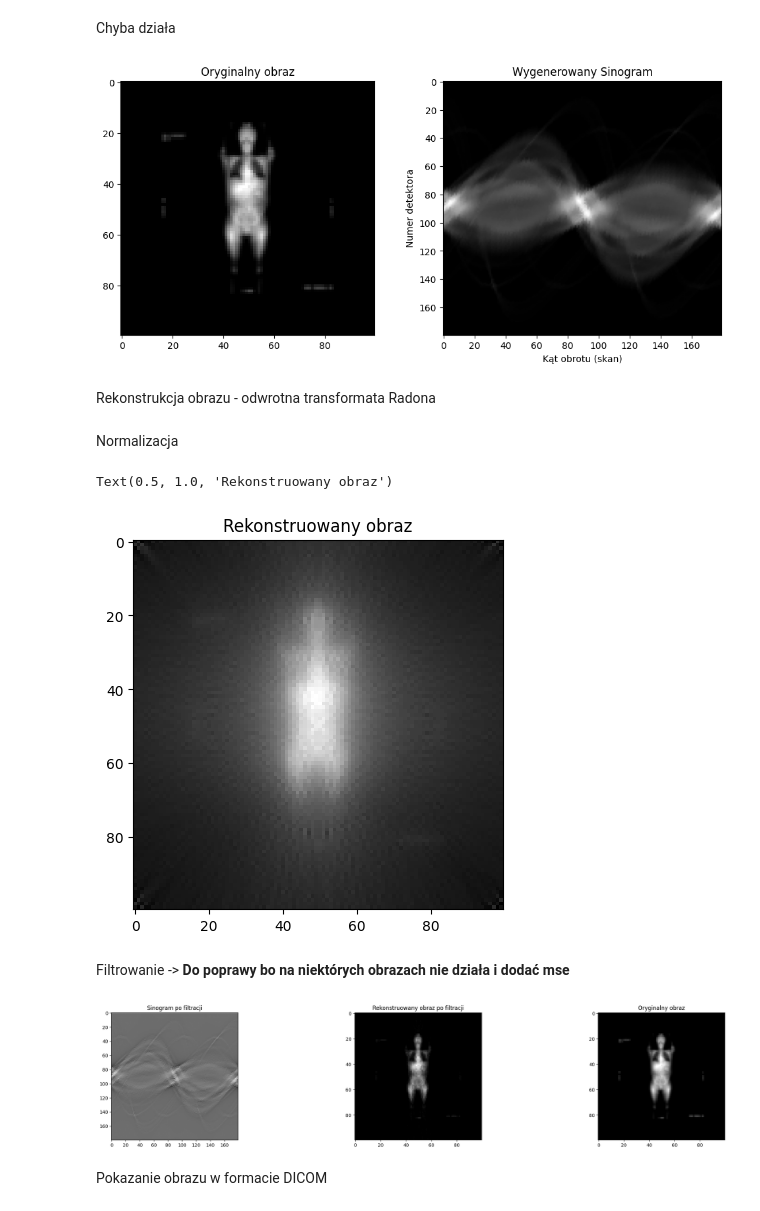
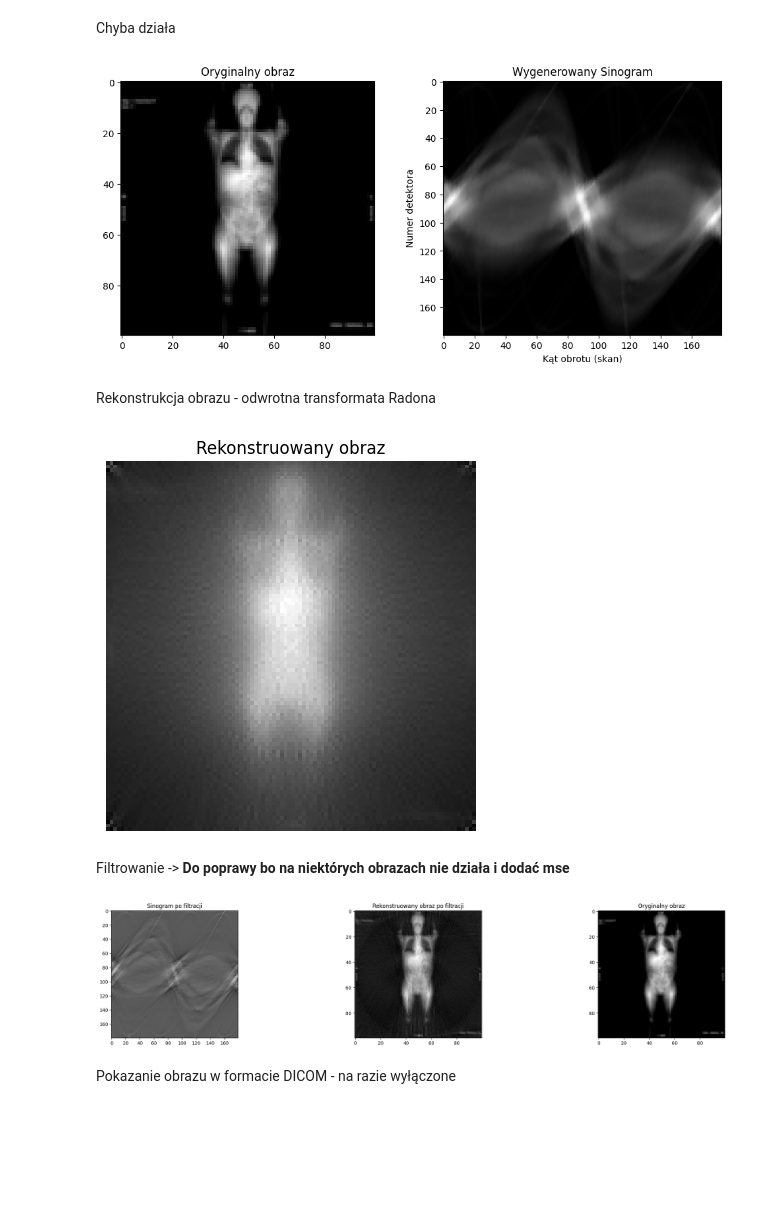
Before and after one commit to KrzysztofZaporowski/Informatyka-w-medycynie, a Jupyter notebook: tomograf/main.ipynb, the cells around one changed output. Cells and saved outputs as stored; diff of their text form; code cells hidden in the pictures; blank space fills up the shorter version.

Commit message:
add loop to test every image from tomograf-obrazy folder

```diff
--- a/tomograf/main.ipynb
+++ b/tomograf/main.ipynb
@@ -96,77 +70,34 @@ fig, (ax1, ax2) = plt.subplots(1, 2, figsize=(12, 5))
 ax1.imshow(image, cmap='gray')
 ax1.set_title("Oryginalny obraz")
 
-ax2.imshow(sinogram, cmap='gray', aspect='auto')
+ax2.imshow(sinogram_1, cmap='gray', aspect='auto')
 ax2.set_title("Wygenerowany Sinogram")
 ax2.set_xlabel("Kąt obrotu (skan)")
 ax2.set_ylabel("Numer detektora")
 
 plt.show()
 # %% [output]
-[figure, old version]
+[figure, new version]
 # %% [markdown]
 Rekonstrukcja obrazu - odwrotna transformata Radona
 # %%
-rekonstruowany_obraz = np.zeros((wymiar_x, wymiar_y))
-
-for skan in range(liczba_skanow):
-    aktualny_kat = skan * delta_alfa
-
-    emiter, detektory = utils.wyznacz_pozycje_czujnikow(aktualny_kat, liczba_detektorow, rozpietosc, promien, srodek_x, srodek_y)
-
-    for i, detektor in enumerate(detektory):
-        x0, y0 = int(emiter[0]), int(emiter[1])
-        x1, y1 = int(detektor[0]), int(detektor[1])
-
-        linia_pikseli = utils.bresenham(x0, y0, x1, y1)
-
-        for piksel in linia_pikseli:
-            x, y = piksel
-            if 0 <= x < wymiar_x and 0 <= y < wymiar_y:
-                rekonstruowany_obraz[x, y] += sinogram[i, skan]
+rekonstrukcja_1 = utils.rekonstrukcja_obrazu(wymiar_x, wymiar_y, liczba_detektorow, liczba_skanow, rozpietosc, sinogram_1)
-# %% [markdown]
-Normalizacja
 # %%
-max_val = np.max(rekonstruowany_obraz)
-
-if max_val > 0:
-    rekonstruowany_obraz = rekonstruowany_obraz / max_val
-
-plt.imshow(rekonstruowany_obraz, cmap='gray')
+plt.imshow(rekonstrukcja_1, cmap='gray')
 plt.title("Rekonstruowany obraz")
+plt.axis('off')
+plt.show()
 # %% [output]
-Text(0.5, 1.0, 'Rekonstruowany obraz')
-[figure, old version]
+[figure, new version]
 # %% [markdown]
 Filtrowanie -> **Do poprawy bo na niektórych obrazach nie działa i dodać mse**
 # %%
-sinogram_rekonstruowany = utils.filtruj_sinogram(sinogram)
+sinogram_rekonstruowany = utils.filtruj_sinogram(sinogram_1)
+delta_alfa = 360 / liczba_skanow
+srodek_x, srodek_y = wymiar_x / 2, wymiar_y / 2
 
-rekonstruowany_obraz_filtrowany = np.zeros((wymiar_x, wymiar_y))
-for skan in range(liczba_skanow):
-    aktualny_kat = skan * delta_alfa
+rekonstruowany_obraz_filtrowany = utils.rekonstrukcja_obrazu(wymiar_x, wymiar_y, liczba_detektorow, liczba_skanow, rozpietosc, sinogram_rekonstruowany)
 
-    emiter, detektory = utils.wyznacz_pozycje_czujnikow(aktualny_kat, liczba_detektorow, rozpietosc, promien, srodek_x, srodek_y)
-
-    for i, detektor in enumerate(detektory):
-        x0, y0 = int(emiter[0]), int(emiter[1])
-        x1, y1 = int(detektor[0]), int(detektor[1])
-
-        linia_pikseli = utils.bresenham(x0, y0, x1, y1)
-
-        for piksel in linia_pikseli:
-            x, y = piksel
-            if 0 <= x < wymiar_x and 0 <= y < wymiar_y:
-                rekonstruowany_obraz_filtrowany[x, y] += sinogram_rekonstruowany[i, skan]
-
-# Normalizacja
-rekonstruowany_obraz_filtrowany[rekonstruowany_obraz_filtrowany < 0] = 0
-
-max_val_filtrowany = np.max(rekonstruowany_obraz_filtrowany)
-if max_val_filtrowany > 0:
-    rekonstruowany_obraz_filtrowany = rekonstruowany_obraz_filtrowany / max_val_filtrowany
-
-rekonstruowany_obraz_filtrowany = rekonstruowany_obraz_filtrowany ** 1.5
 
 fig, (ax1, ax2, ax3) = plt.subplots(1, 3, figsize=(27, 5))
 ax1.imshow(sinogram_rekonstruowany, cmap='gray')
@@ -177,9 +108,9 @@ ax3.imshow(image, cmap='gray')
 ax3.set_title("Oryginalny obraz")
 plt.show()
 # %% [output]
-[figure, old version]
+[figure, new version]
 # %% [markdown]
-Pokazanie obrazu w formacie DICOM
+Pokazanie obrazu w formacie DICOM - na razie wyłączone
 # %%
 dane_pacjenta = ("Jan", "Kowalski", "98051599415")
 data_badania = datetime.datetime.now().strftime("%Y-%m-%d %H:%M:%S")
```
Also changed, not shown: parts of 5 cells of this notebook.
